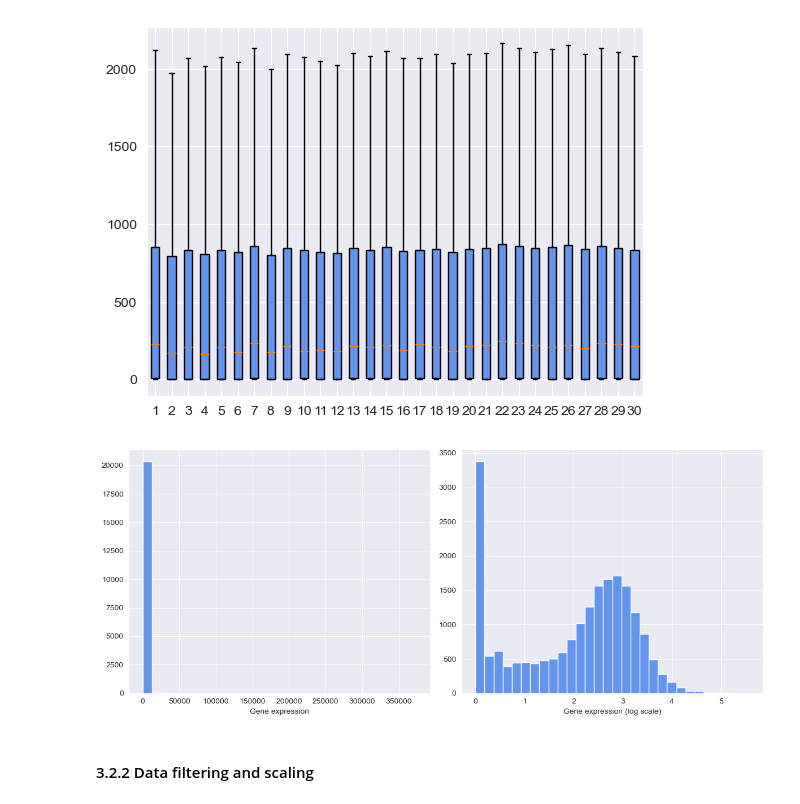
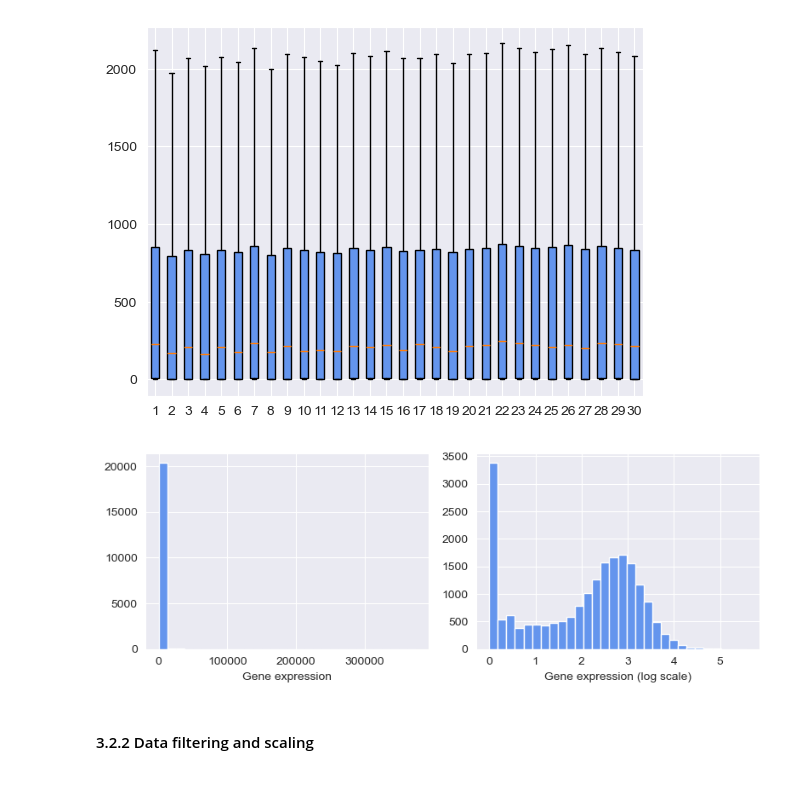
Before and after one commit to olxssa/computational_genomics, a Jupyter notebook: Module3_Supervised_Learning.ipynb, the cells around one changed output. Saved outputs shown, nothing was run; the diff lists cells and outputs as text; code cells hidden in the pictures.

```diff
--- a/Module3_Supervised_Learning.ipynb
+++ b/Module3_Supervised_Learning.ipynb
@@ -66,28 +66,27 @@ plt.show()
 # %%
 #  Gene expression distribution for the 5th patient (left) & Log transformed gene expression distribution for the same patient (right)
 
 gene_expression = gexp.iloc[:, 4]
 log_gene_expression = np.log10(gexp + 1).iloc[:, 4] # taking log10 and adding pseudo-count
 
-
-plt.figure(figsize=(12, 5))
+plt.figure(figsize=(8, 3))
 
 # First histogram: Raw gene expression
 plt.subplot(1, 2, 1)
 plt.hist(gene_expression, bins=30, color="cornflowerblue")
 plt.xlabel("Gene expression")
 plt.title("")
 
 # Second histogram: Log-transformed gene expression
 plt.subplot(1, 2, 2)
 plt.hist(log_gene_expression, bins=30, color="cornflowerblue")
 plt.xlabel("Gene expression (log scale)")
 plt.title("")
 
 plt.tight_layout()
 plt.show()
 # %% [output]
-[figure, old version]
+[figure, new version]
 # %%
 # Transpose data
 gexp_t = gexp.T
```
Also changed, not shown: parts of 8 cells of this notebook.
